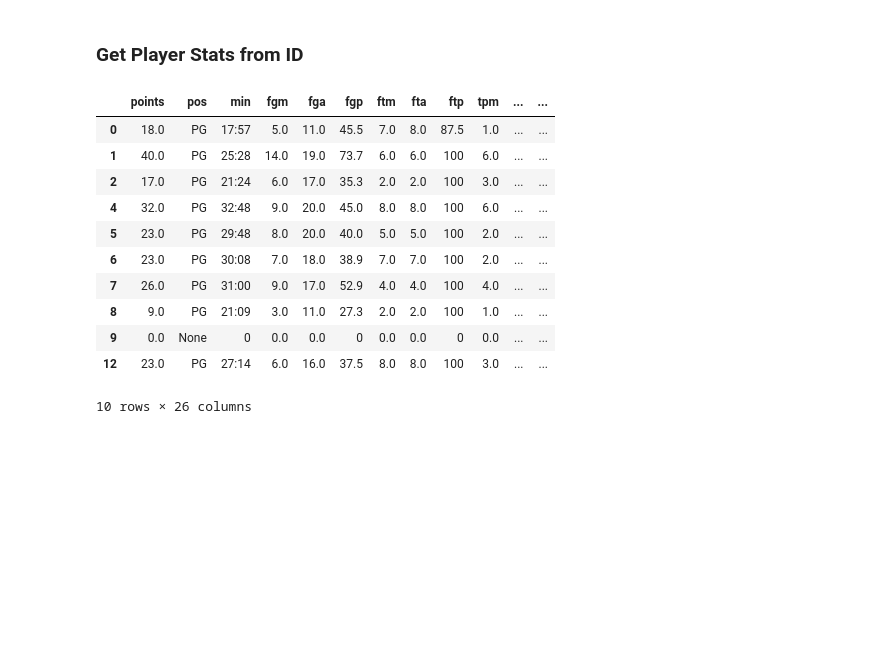
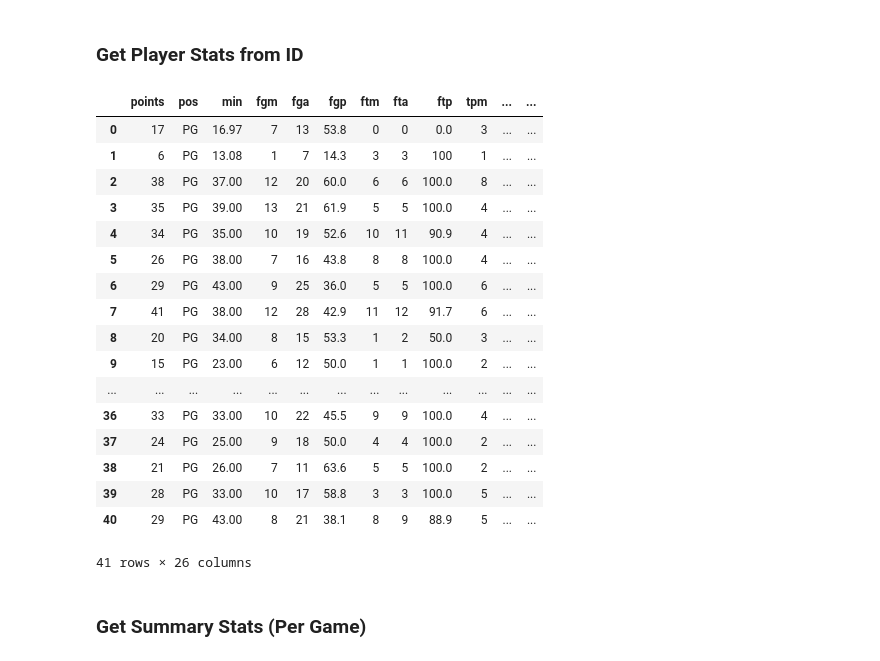
Before and after one commit to ArielleMurad/rel-bball-analytics, a Jupyter notebook: notebooks/player_search.ipynb, the cells around one changed output. Saved outputs shown, nothing was run; the diff lists cells and outputs as text; code cells hidden in the pictures; blank space fills up the shorter version.

Commit message:
get summary stats from df_stats

```diff
--- a/notebooks/player_search.ipynb
+++ b/notebooks/player_search.ipynb
@@ -58,10 +58,10 @@ def clean_player_data(data):
 
     return data[PLAYER_COLUMNS]
 # %%
-data = get_raw_player_data(name="curry")
-if data["results"] == 0:
+player_data = get_raw_player_data(name="curry")
+if player_data["results"] == 0:
     print("No player matches")
 
-df_results = pd.DataFrame(data["response"])
-df_results = filter_nba_players(players=df_results)
-df_results = clean_player_data(data=df_results)
+df_players = pd.DataFrame(player_data["response"])
+df_players = filter_nba_players(players=df_players)
+df_players = clean_player_data(data=df_players)
@@ -87,6 +87,17 @@ def get_raw_stats_data(player_id, season=2022):
 
     response = requests.get(url, params=params, headers=headers)
     return response.json()
+# %%
+def time_to_int(time):
+    if time is None or type(time) == int:
+        return time
+
+    if ":" in time:
+        mins, secs = time.split(":")
+        result = int(mins) + int(secs) / 60
+        return round(result, 2)
+
+    return round(int(time), 2)
 # %%
 def clean_stats_data(data):
     data["player_id"] = data["player"].apply(lambda obj: obj["id"])
@@ -94,28 +105,37 @@ def clean_stats_data(data):
     data["team_name"] = data["team"].apply(lambda obj: obj["name"])
     data["team_code"] = data["team"].apply(lambda obj: obj["code"])
     data["game_id"] = data["game"].apply(lambda obj: obj["id"])
+    data["min"] = data["min"].apply(time_to_int)
 
     return data.drop(EXCLUDED_STATS_COLUMNS, axis=1)
 # %%
-data = get_raw_stats_data(player_id=124, season=2019)
-if data["results"] == 0:
+stats_data = get_raw_stats_data(player_id=124, season=2022)
+if stats_data["results"] == 0:
     print(f"No stats available")
 
-df_results = pd.DataFrame(data["response"])
-df_results = df_results.dropna(subset=["points", "min"])
-df_results = clean_stats_data(data=df_results)
+df_stats = pd.DataFrame(stats_data["response"])
+df_stats = df_stats.dropna(subset=["points", "min"])
+df_stats = clean_stats_data(data=df_stats)
-# %%
-df_results
-# %% [output]
-|  | points | pos | min | fgm | fga | fgp | ftm | fta | ftp | tpm | ... | ... |
-| 0 | 18.0 | PG | 17:57 | 5.0 | 11.0 | 45.5 | 7.0 | 8.0 | 87.5 | 1.0 | ... | ... |
-| 1 | 40.0 | PG | 25:28 | 14.0 | 19.0 | 73.7 | 6.0 | 6.0 | 100 | 6.0 | ... | ... |
-| 2 | 17.0 | PG | 21:24 | 6.0 | 17.0 | 35.3 | 2.0 | 2.0 | 100 | 3.0 | ... | ... |
-| 4 | 32.0 | PG | 32:48 | 9.0 | 20.0 | 45.0 | 8.0 | 8.0 | 100 | 6.0 | ... | ... |
-| 5 | 23.0 | PG | 29:48 | 8.0 | 20.0 | 40.0 | 5.0 | 5.0 | 100 | 2.0 | ... | ... |
-| 6 | 23.0 | PG | 30:08 | 7.0 | 18.0 | 38.9 | 7.0 | 7.0 | 100 | 2.0 | ... | ... |
-| 7 | 26.0 | PG | 31:00 | 9.0 | 17.0 | 52.9 | 4.0 | 4.0 | 100 | 4.0 | ... | ... |
-| 8 | 9.0 | PG | 21:09 | 3.0 | 11.0 | 27.3 | 2.0 | 2.0 | 100 | 1.0 | ... | ... |
-| 9 | 0.0 | None | 0 | 0.0 | 0.0 | 0 | 0.0 | 0.0 | 0 | 0.0 | ... | ... |
-| 12 | 23.0 | PG | 27:14 | 6.0 | 16.0 | 37.5 | 8.0 | 8.0 | 100 | 3.0 | ... | ... |
-10 rows × 26 columns
+# %%
+df_stats
+# %% [output]
+|  | points | pos | min | fgm | fga | fgp | ftm | fta | ftp | tpm | ... | ... |
+| 0 | 17 | PG | 16.97 | 7 | 13 | 53.8 | 0 | 0 | 0.0 | 3 | ... | ... |
+| 1 | 6 | PG | 13.08 | 1 | 7 | 14.3 | 3 | 3 | 100 | 1 | ... | ... |
+| 2 | 38 | PG | 37.00 | 12 | 20 | 60.0 | 6 | 6 | 100.0 | 8 | ... | ... |
+| 3 | 35 | PG | 39.00 | 13 | 21 | 61.9 | 5 | 5 | 100.0 | 4 | ... | ... |
+| 4 | 34 | PG | 35.00 | 10 | 19 | 52.6 | 10 | 11 | 90.9 | 4 | ... | ... |
+| 5 | 26 | PG | 38.00 | 7 | 16 | 43.8 | 8 | 8 | 100.0 | 4 | ... | ... |
+| 6 | 29 | PG | 43.00 | 9 | 25 | 36.0 | 5 | 5 | 100.0 | 6 | ... | ... |
+| 7 | 41 | PG | 38.00 | 12 | 28 | 42.9 | 11 | 12 | 91.7 | 6 | ... | ... |
+| 8 | 20 | PG | 34.00 | 8 | 15 | 53.3 | 1 | 2 | 50.0 | 3 | ... | ... |
+| 9 | 15 | PG | 23.00 | 6 | 12 | 50.0 | 1 | 1 | 100.0 | 2 | ... | ... |
+| ... | ... | ... | ... | ... | ... | ... | ... | ... | ... | ... | ... | ... |
+| 36 | 33 | PG | 33.00 | 10 | 22 | 45.5 | 9 | 9 | 100.0 | 4 | ... | ... |
+| 37 | 24 | PG | 25.00 | 9 | 18 | 50.0 | 4 | 4 | 100.0 | 2 | ... | ... |
+| 38 | 21 | PG | 26.00 | 7 | 11 | 63.6 | 5 | 5 | 100.0 | 2 | ... | ... |
+| 39 | 28 | PG | 33.00 | 10 | 17 | 58.8 | 3 | 3 | 100.0 | 5 | ... | ... |
+| 40 | 29 | PG | 43.00 | 8 | 21 | 38.1 | 8 | 9 | 88.9 | 5 | ... | ... |
+41 rows × 26 columns
+# %% [markdown]
+### Get Summary Stats (Per Game)
```
Also changed, not shown: parts of 6 cells of this notebook.
